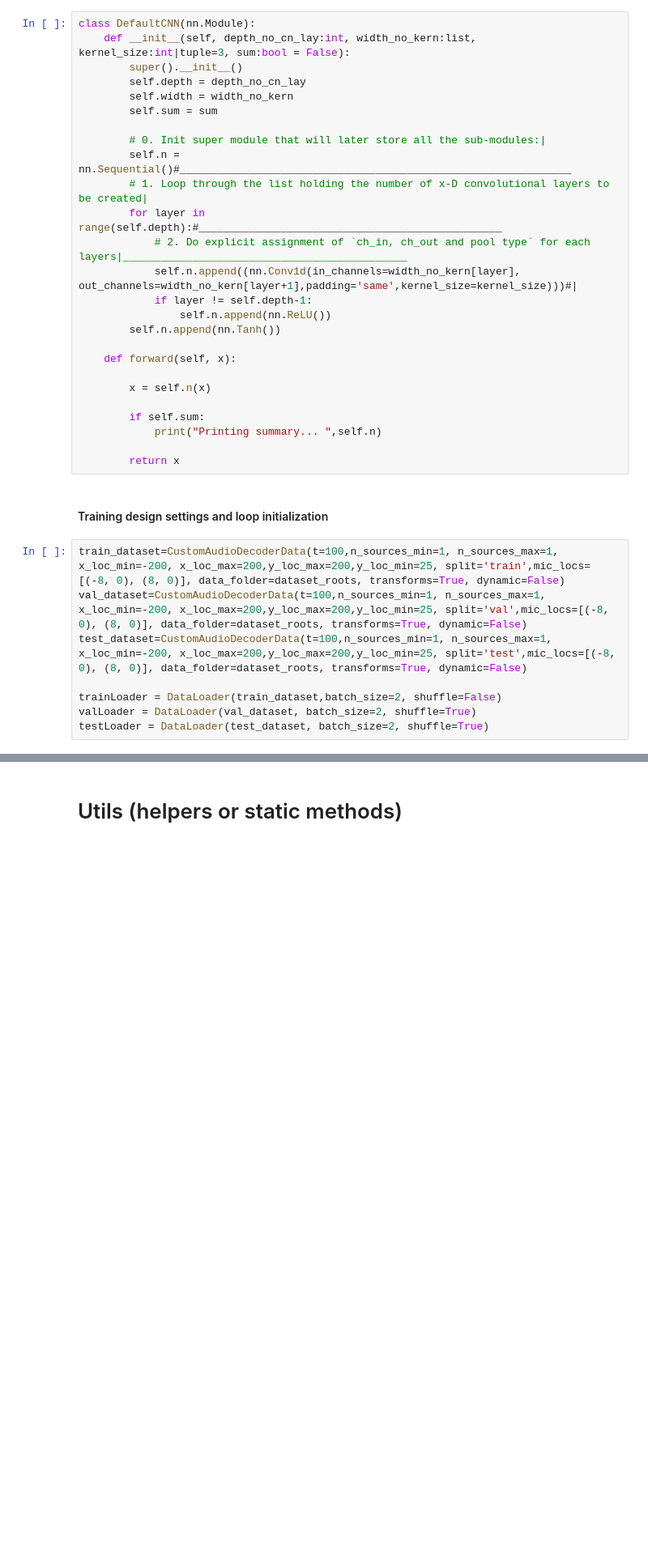
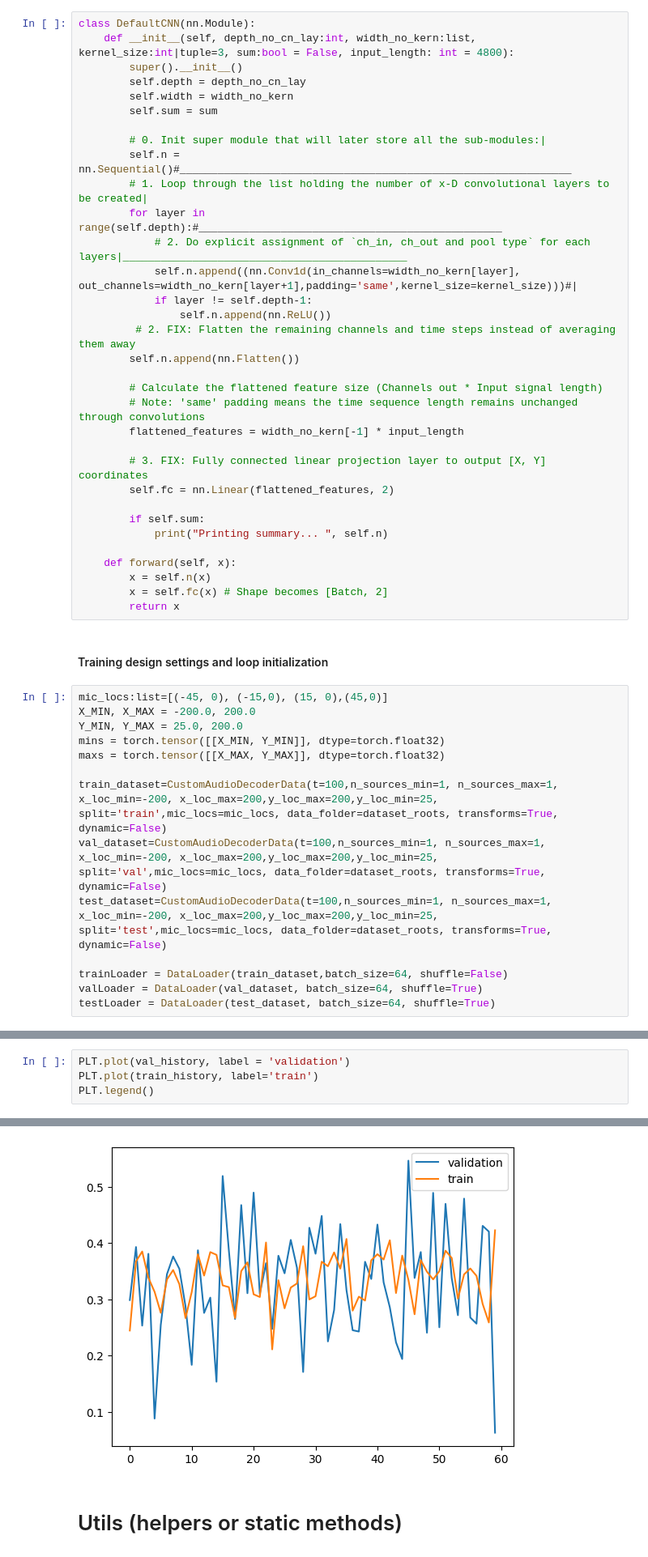
Before and after one commit to Christian-Stefan/Audio-Source-Localization-and-Isolation-using-CNN, a Jupyter notebook: assign2_part_3.ipynb, the cells around one changed output, grey strips where cells are left out. Shown at 81% size. Cells and saved outputs as stored; diff of their text form; blank space fills up the shorter version.

```diff
--- a/assign2_part_3.ipynb
+++ b/assign2_part_3.ipynb
@@ -92,7 +92,7 @@ PLT.show()
 #### Toy CNN Model
 # %%
 class DefaultCNN(nn.Module):
-    def __init__(self, depth_no_cn_lay:int, width_no_kern:list, kernel_size:int|tuple=3, sum:bool = False):
+    def __init__(self, depth_no_cn_lay:int, width_no_kern:list, kernel_size:int|tuple=3, sum:bool = False, input_length: int = 4800):
         super().__init__()
         self.depth = depth_no_cn_lay
         self.width = width_no_kern
@@ -106,23 +106,36 @@ class DefaultCNN(nn.Module):
             self.n.append((nn.Conv1d(in_channels=width_no_kern[layer], out_channels=width_no_kern[layer+1],padding='same',kernel_size=kernel_size)))#|
             if layer != self.depth-1:
                 self.n.append(nn.ReLU())
-        self.n.append(nn.Tanh())
+         # 2. FIX: Flatten the remaining channels and time steps instead of averaging them away
+        self.n.append(nn.Flatten())
+
+        # Calculate the flattened feature size (Channels out * Input signal length)
+        # Note: 'same' padding means the time sequence length remains unchanged through convolutions
+        flattened_features = width_no_kern[-1] * input_length
+
+        # 3. FIX: Fully connected linear projection layer to output [X, Y] coordinates
+        self.fc = nn.Linear(flattened_features, 2)
+
+        if self.sum:
+            print("Printing summary... ", self.n)
 
     def forward(self, x):
-
         x = self.n(x)
-
-        if self.sum:
-            print("Printing summary... ",self.n)
-
+        x = self.fc(x) # Shape becomes [Batch, 2]
         return x
 # %% [markdown]
 #### Training design settings and loop initialization
 # %%
-train_dataset=CustomAudioDecoderData(t=100,n_sources_min=1, n_sources_max=1, x_loc_min=-200, x_loc_max=200,y_loc_max=200,y_loc_min=25, split='train',mic_locs=[(-8, 0), (8, 0)], data_folder=dataset_roots, transforms=True, dynamic=False)
-val_dataset=CustomAudioDecoderData(t=100,n_sources_min=1, n_sources_max=1, x_loc_min=-200, x_loc_max=200,y_loc_max=200,y_loc_min=25, split='val',mic_locs=[(-8, 0), (8, 0)], data_folder=dataset_roots, transforms=True, dynamic=False)
-test_dataset=CustomAudioDecoderData(t=100,n_sources_min=1, n_sources_max=1, x_loc_min=-200, x_loc_max=200,y_loc_max=200,y_loc_min=25, split='test',mic_locs=[(-8, 0), (8, 0)], data_folder=dataset_roots, transforms=True, dynamic=False)
+mic_locs:list=[(-45, 0), (-15,0), (15, 0),(45,0)]
+X_MIN, X_MAX = -200.0, 200.0
+Y_MIN, Y_MAX = 25.0, 200.0
+mins = torch.tensor([[X_MIN, Y_MIN]], dtype=torch.float32)
+maxs = torch.tensor([[X_MAX, Y_MAX]], dtype=torch.float32)
 
-trainLoader = DataLoader(train_dataset,batch_size=2, shuffle=False)
-valLoader = DataLoader(val_dataset, batch_size=2, shuffle=True)
-testLoader = DataLoader(test_dataset, batch_size=2, shuffle=True)
+train_dataset=CustomAudioDecoderData(t=100,n_sources_min=1, n_sources_max=1, x_loc_min=-200, x_loc_max=200,y_loc_max=200,y_loc_min=25, split='train',mic_locs=mic_locs, data_folder=dataset_roots, transforms=True, dynamic=False)
+val_dataset=CustomAudioDecoderData(t=100,n_sources_min=1, n_sources_max=1, x_loc_min=-200, x_loc_max=200,y_loc_max=200,y_loc_min=25, split='val',mic_locs=mic_locs, data_folder=dataset_roots, transforms=True, dynamic=False)
+test_dataset=CustomAudioDecoderData(t=100,n_sources_min=1, n_sources_max=1, x_loc_min=-200, x_loc_max=200,y_loc_max=200,y_loc_min=25, split='test',mic_locs=mic_locs, data_folder=dataset_roots, transforms=True, dynamic=False)
+
+trainLoader = DataLoader(train_dataset,batch_size=64, shuffle=False)
+valLoader = DataLoader(val_dataset, batch_size=64, shuffle=True)
+testLoader = DataLoader(test_dataset, batch_size=64, shuffle=True)
@@ -128,0 +222,5 @@ testLoader = DataLoader(test_dataset, batch_size=2, shuffle=True)
+# %%
+PLT.plot(val_history, label = 'validation')
+PLT.plot(train_history, label='train')
+PLT.legend()
+# %% [output]
@@ -129,2 +228,3 @@ testLoader = DataLoader(test_dataset, batch_size=2, shuffle=True)
+[figure, added]
 # %% [markdown]
 # Utils (helpers or static methods)
```
Also changed, not shown: parts of 5 cells of this notebook.
